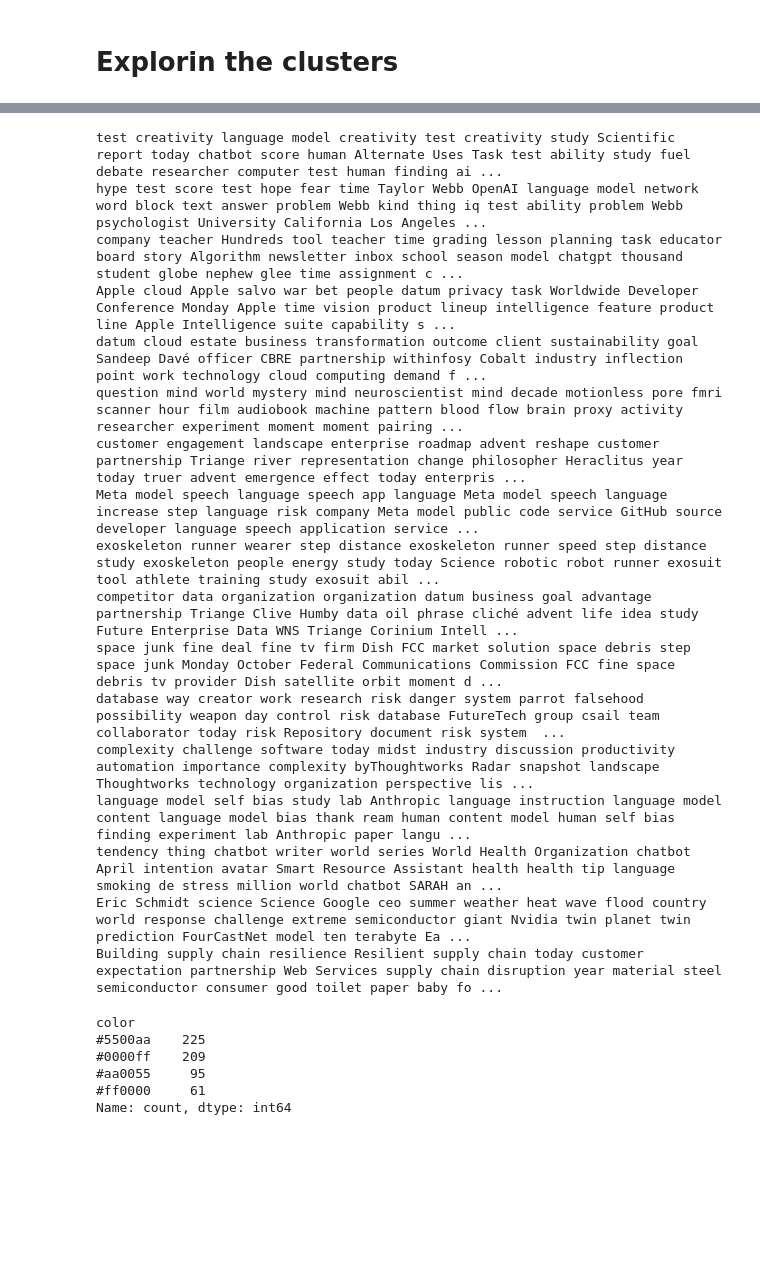
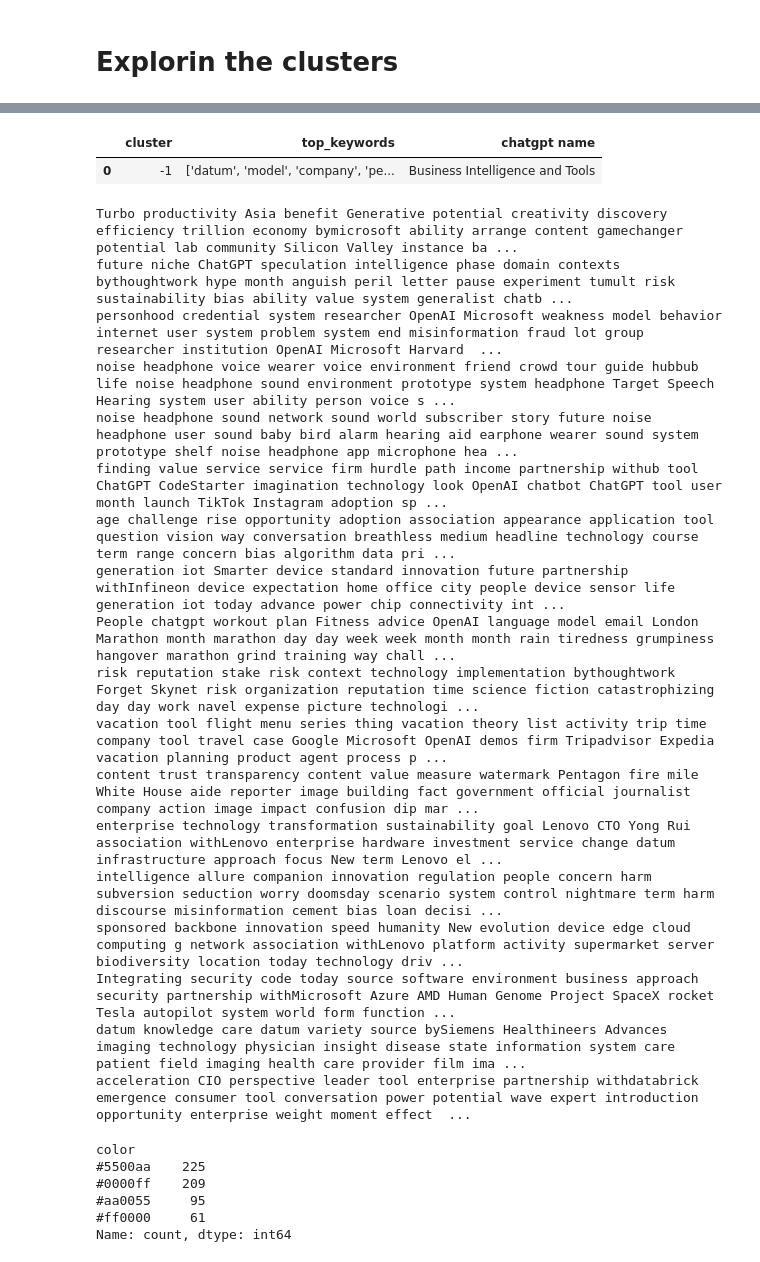
Before and after one commit to AlbaTaboada/Edgelands, a Jupyter notebook: Full_text_analysis(Alba).ipynb, the cells around one changed output, grey strips where cells are left out. Saved outputs shown, nothing was run; the diff lists cells and outputs as text; code cells hidden in the pictures; blank space fills up the shorter version.

Commit message:
keywords & topics names

```diff
--- a/Full_text_analysis(Alba).ipynb
+++ b/Full_text_analysis(Alba).ipynb
@@ -519,3 +560,11 @@ import random
+# %%
+# Read the Excel file
+df = pd.read_excel('keywords_per_cluster.xlsx')
+# %%
+df.head(1)
+# %% [output]
+|  | cluster | top_keywords | chatgpt name |
+| 0 | -1 | ['datum', 'model', 'company', 'pe... | Business Intelligence and Tools |
 # %%
 # Filter the headlines belonging to cluster
 cluster_id = 'p_4'
@@ -528,23 +577,24 @@ random_headlines = random.Random(0).sample(cluster_headlines.tolist(), min(20, l
 headlines_text = "\n".join(random_headlines)
 print(headlines_text)
 # %% [output]
-test creativity language model creativity test creativity study Scientific report today chatbot score human Alternate Uses Task test ability study fuel debate researcher computer test human finding ai ...
-hype test score test hope fear time Taylor Webb OpenAI language model network word block text answer problem Webb kind thing iq test ability problem Webb psychologist University California Los Angeles ...
-company teacher Hundreds tool teacher time grading lesson planning task educator board story Algorithm newsletter inbox school season model chatgpt thousand student globe nephew glee time assignment c ...
-Apple cloud Apple salvo war bet people datum privacy task Worldwide Developer Conference Monday Apple time vision product lineup intelligence feature product line Apple Intelligence suite capability s ...
-datum cloud estate business transformation outcome client sustainability goal Sandeep Davé officer CBRE partnership withinfosy Cobalt industry inflection point work technology cloud computing demand f ...
-question mind world mystery mind neuroscientist mind decade motionless pore fmri scanner hour film audiobook machine pattern blood flow brain proxy activity researcher experiment moment moment pairing ...
-customer engagement landscape enterprise roadmap advent reshape customer partnership Triange river representation change philosopher Heraclitus year today truer advent emergence effect today enterpris ...
-Meta model speech language speech app language Meta model speech language increase step language risk company Meta model public code service GitHub source developer language speech application service ...
-exoskeleton runner wearer step distance exoskeleton runner speed step distance study exoskeleton people energy study today Science robotic robot runner exosuit tool athlete training study exosuit abil ...
-competitor data organization organization datum business goal advantage partnership Triange Clive Humby data oil phrase cliché advent life idea study Future Enterprise Data WNS Triange Corinium Intell ...
-space junk fine deal fine tv firm Dish FCC market solution space debris step space junk Monday October Federal Communications Commission FCC fine space debris tv provider Dish satellite orbit moment d ...
-database way creator work research risk danger system parrot falsehood possibility weapon day control risk database FutureTech group csail team collaborator today risk Repository document risk system  ...
-complexity challenge software today midst industry discussion productivity automation importance complexity byThoughtworks Radar snapshot landscape Thoughtworks technology organization perspective lis ...
-language model self bias study lab Anthropic language instruction language model content language model bias thank ream human content model human self bias finding experiment lab Anthropic paper langu ...
-tendency thing chatbot writer world series World Health Organization chatbot April intention avatar Smart Resource Assistant health health tip language smoking de stress million world chatbot SARAH an ...
-Eric Schmidt science Science Google ceo summer weather heat wave flood country world response challenge extreme semiconductor giant Nvidia twin planet twin prediction FourCastNet model ten terabyte Ea ...
-Building supply chain resilience Resilient supply chain today customer expectation partnership Web Services supply chain disruption year material steel semiconductor consumer good toilet paper baby fo ...
+Turbo productivity Asia benefit Generative potential creativity discovery efficiency trillion economy bymicrosoft ability arrange content gamechanger potential lab community Silicon Valley instance ba ...
+future niche ChatGPT speculation intelligence phase domain contexts bythoughtwork hype month anguish peril letter pause experiment tumult risk sustainability bias ability value system generalist chatb ...
+personhood credential system researcher OpenAI Microsoft weakness model behavior internet user system problem system end misinformation fraud lot group researcher institution OpenAI Microsoft Harvard  ...
+noise headphone voice wearer voice environment friend crowd tour guide hubbub life noise headphone sound environment prototype system headphone Target Speech Hearing system user ability person voice s ...
+noise headphone sound network sound world subscriber story future noise headphone user sound baby bird alarm hearing aid earphone wearer sound system prototype shelf noise headphone app microphone hea ...
+finding value service service firm hurdle path income partnership withub tool ChatGPT CodeStarter imagination technology look OpenAI chatbot ChatGPT tool user month launch TikTok Instagram adoption sp ...
+age challenge rise opportunity adoption association appearance application tool question vision way conversation breathless medium headline technology course term range concern bias algorithm data pri ...
+generation iot Smarter device standard innovation future partnership withInfineon device expectation home office city people device sensor life generation iot today advance power chip connectivity int ...
+People chatgpt workout plan Fitness advice OpenAI language model email London Marathon month marathon day day week week month month rain tiredness grumpiness hangover marathon grind training way chall ...
+risk reputation stake risk context technology implementation bythoughtwork Forget Skynet risk organization reputation time science fiction catastrophizing day day work navel expense picture technologi ...
+vacation tool flight menu series thing vacation theory list activity trip time company tool travel case Google Microsoft OpenAI demos firm Tripadvisor Expedia vacation planning product agent process p ...
+content trust transparency content value measure watermark Pentagon fire mile White House aide reporter image building fact government official journalist company action image impact confusion dip mar ...
+enterprise technology transformation sustainability goal Lenovo CTO Yong Rui association withLenovo enterprise hardware investment service change datum infrastructure approach focus New term Lenovo el ...
+intelligence allure companion innovation regulation people concern harm subversion seduction worry doomsday scenario system control nightmare term harm discourse misinformation cement bias loan decisi ...
+sponsored backbone innovation speed humanity New evolution device edge cloud computing g network association withLenovo platform activity supermarket server biodiversity location today technology driv ...
+Integrating security code today source software environment business approach security partnership withMicrosoft Azure AMD Human Genome Project SpaceX rocket Tesla autopilot system world form function ...
+datum knowledge care datum variety source bySiemens Healthineers Advances imaging technology physician insight disease state information system care patient field imaging health care provider film ima ...
+acceleration CIO perspective leader tool enterprise partnership withdatabrick emergence consumer tool conversation power potential wave expert introduction opportunity enterprise weight moment effect  ...
 # %%
 df['color'].value_counts()
 # %% [output]
```
Also changed, not shown: parts of 31 cells of this notebook.
